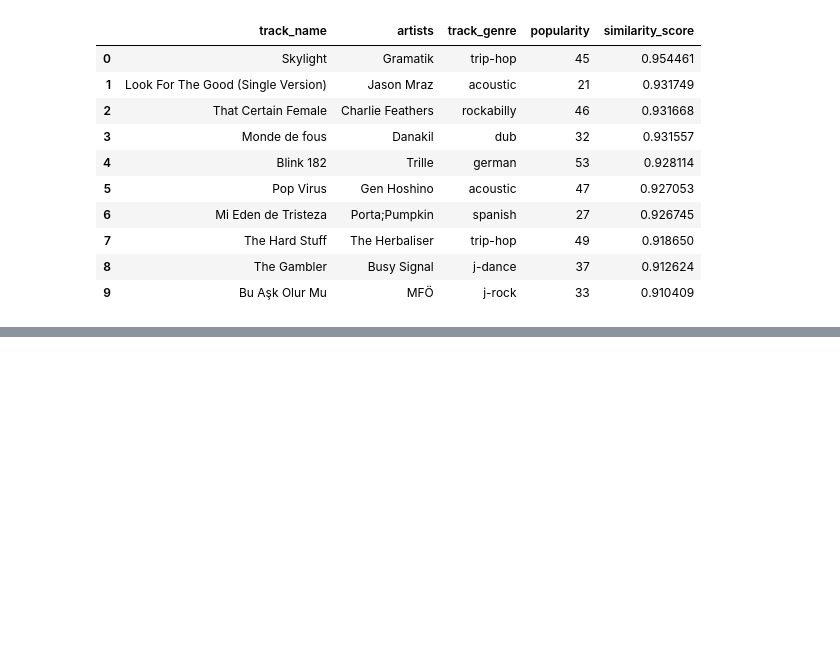
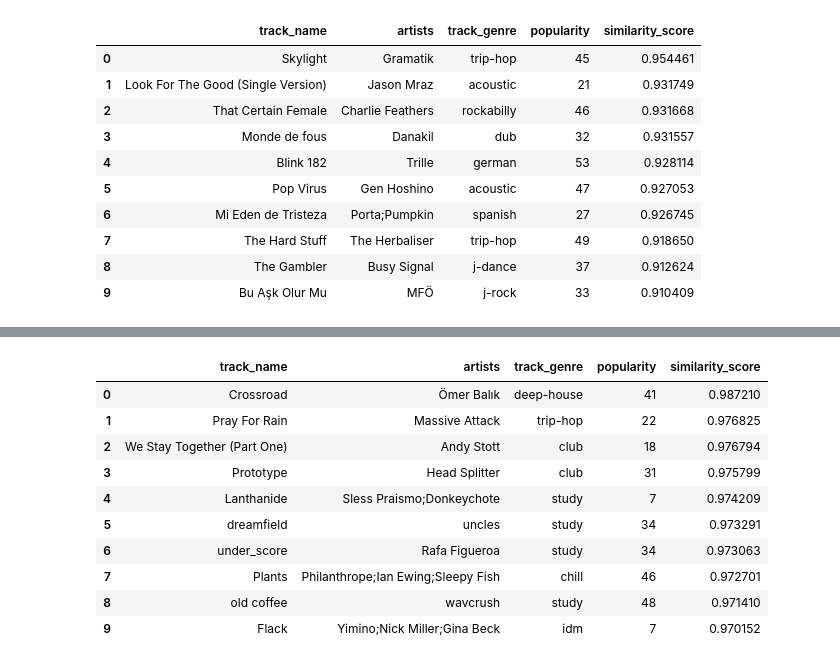
Before and after one commit to mohamed0barhoomi/Final_DATASC_Project, a Jupyter notebook: last_project.ipynb, the cells around one changed output, grey strips where cells are left out. Cells and saved outputs as stored; diff of their text form; code cells hidden in the pictures; blank space fills up the shorter version.

```diff
--- a/last_project.ipynb
+++ b/last_project.ipynb
@@ -232,6 +238,7 @@ print(princ_data.head())
 scaler=StandardScaler()
 princ_data=scaler.fit_transform(princ_data)
 print(data.isna().sum())
+data=data.dropna()
 # %% [output]
    danceability  energy  loudness  speechiness  acousticness  \
 0         0.676  0.4610    -6.746       0.1430        0.0322
@@ -802,0 +881,9 @@ recommend_song("Comedy", n_recommendations=10)
+# %%
+def get_song_data(song, spotify_data):
+    try:
+        song_data = spotify_data[
+            spotify_data["track_name"].str.lower() == song["name"].lower()
+        ].iloc[0]
+        return song_data
+    except IndexError:
+        return find_song(song["name"], song.get("artist"))
@@ -803,3 +913,47 @@ recommend_song("Comedy", n_recommendations=10)
+# %%
+def flatten_dict_list(dict_list):
+    flattened_dict = defaultdict(list)
+    for dictionary in dict_list:
+        for key, value in dictionary.items():
+            flattened_dict[key].append(value)
+    return dict(flattened_dict)
+# %%
+def recommend_songs(song_list, spotify_data, n_songs=10):
+
+    metadata_cols = ["track_name", "artists", "track_genre", "popularity"]
+    song_dict = flatten_dict_list(song_list)
+
+    # 1. Vecteur moyen des chansons d'entrée
+    song_mean_vector = get_mean_vector(song_list, spotify_data)
+    scaled_mean_vector = scaler.transform(song_mean_vector.reshape(1, -1))
+
+    # 2. Distance cosinus entre ce vecteur moyen et toutes les chansons du dataset
+    distances = cdist(scaled_mean_vector, princ_data, "cosine")
+    index = list(np.argsort(distances)[0])
+
+    # 3. On exclut les chansons déjà données en entrée
+    input_names_lower = [name.lower() for name in song_dict["name"]]
+    index = [i for i in index if spotify_data.iloc[i]["track_name"].lower() not in input_names_lower]
+
+    # 4. On retourne les n_songs meilleures recommandations avec leur score de similarité
+    rec_songs = spotify_data.iloc[index[:n_songs]].copy()
+    rec_songs["similarity_score"] = 1 - distances[0][index[:n_songs]]
+
+    return rec_songs[metadata_cols + ["similarity_score"]].reset_index(drop=True)
+# %%
+recommend_songs([{"name": "Espresso"}], data, n_songs=10)
+# %% [output]
+|  | track_name | artists | track_genre | popularity | similarity_score |
+| 0 | Crossroad | Ömer Balık | deep-house | 41 | 0.987210 |
+| 1 | Pray For Rain | Massive Attack | trip-hop | 22 | 0.976825 |
+| 2 | We Stay Together (Part One) | Andy Stott | club | 18 | 0.976794 |
+| 3 | Prototype | Head Splitter | club | 31 | 0.975799 |
+| 4 | Lanthanide | Sless Praismo;Donkeychote | study | 7 | 0.974209 |
+| 5 | dreamfield | uncles | study | 34 | 0.973291 |
+| 6 | under_score | Rafa Figueroa | study | 34 | 0.973063 |
+| 7 | Plants | Philanthrope;Ian Ewing;Sleepy Fish | chill | 46 | 0.972701 |
+| 8 | old coffee | wavcrush | study | 48 | 0.971410 |
+| 9 | Flack | Yimino;Nick Miller;Gina Beck | idm | 7 | 0.970152 |
 # %%
 # DBSCAN
 # Hierarchical clustering
```
Also changed, not shown: parts of 11 cells of this notebook.
